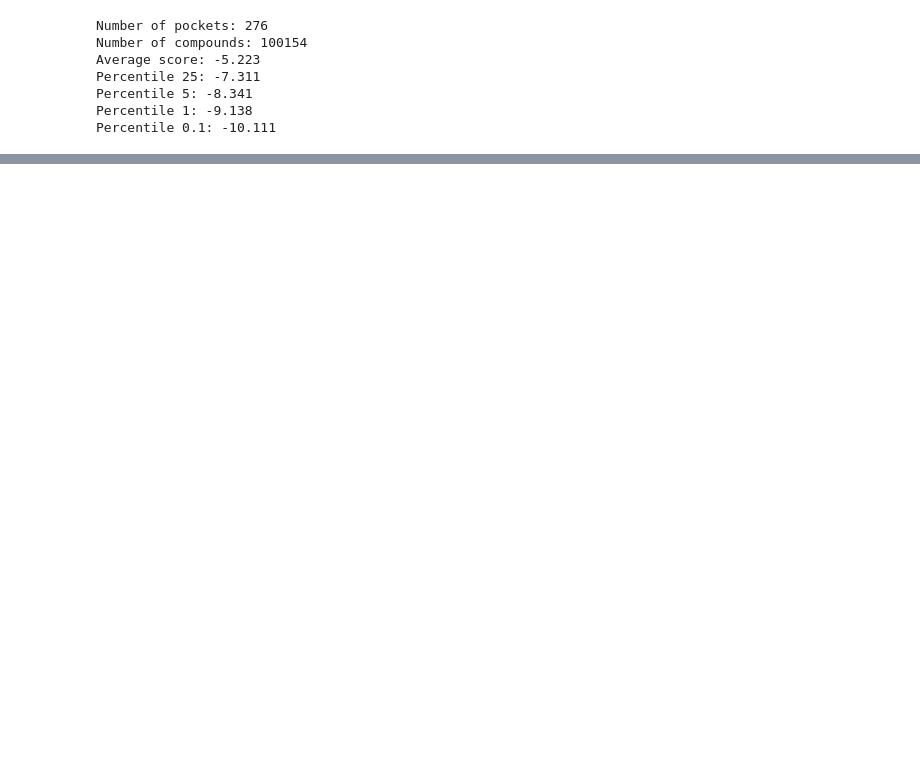
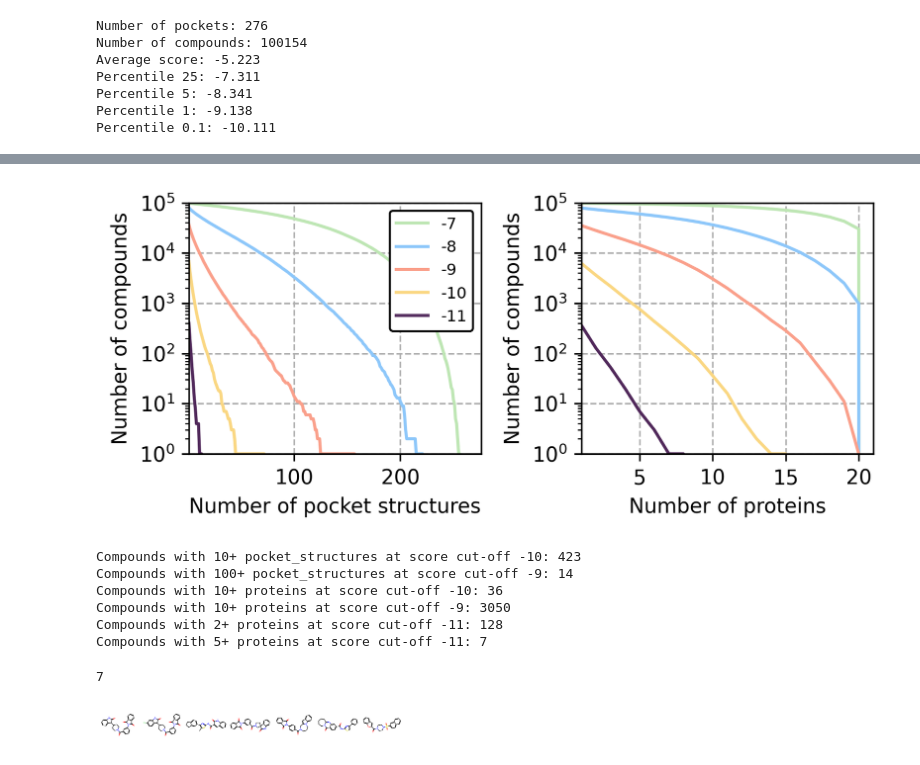
Before and after one commit to ersilia-os/mtb-targeted-protein-degradation, a Jupyter notebook: notebooks/46_docking_exploration_II.ipynb, the cells around one changed output, grey strips where cells are left out. Saved outputs shown, nothing was run; the diff lists cells and outputs as text; code cells hidden in the pictures; blank space fills up the shorter version.

```diff
--- a/notebooks/46_docking_exploration_II.ipynb
+++ b/notebooks/46_docking_exploration_II.ipynb
@@ -118,0 +203,57 @@ POCKET_PAIRS = set([tuple(sorted([i,j])) for i in POCKETS for j in POCKETS if i
+# %%
+n_structures = [i for i in range(1, len(POCKETS)+1, 1)]
+n_proteins = [i for i in range(1, len(set([i.split("_")[1] for i in POCKETS]))+1, 1)]
+y_pockets = {}
+y_proteins = {}
+for score in SCORES:
+    y_pockets[score] = list()
+    y_proteins[score] = list()
+    for N in n_structures:
+        y_pockets[score].append(len([i for i in cpd_to_pockets[score] if len(cpd_to_pockets[score][i]) > N]))
+    for N in n_proteins:
+        y_proteins[score].append(len([i for i in cpd_to_proteins[score] if len(cpd_to_proteins[score][i]) > N ]))
+# %%
+fig, ax = plt.subplots(1, 2, figsize=(5.5, 2.5), dpi=300)
+
+COLORS= ['#50285A', '#FAD782', '#FAA08B', '#8DC7FA', '#BEE6B4'][::-1]
+for score, color in zip(SCORES, COLORS):
+    ax[0].plot(n_structures, y_pockets[score], label=str(score), c=color)
+for score, color in zip(SCORES, COLORS):
+    ax[1].plot(n_proteins, y_proteins[score], label=str(score), c=color)
+
+
+ax[0].grid(linestyle='--', zorder=-2)
+ax[0].set_xlabel("Number of pocket structures")
+ax[0].set_ylabel("Number of compounds")
+ax[0].legend(loc='upper right', framealpha=1, edgecolor='k', prop={'size': 7.8})
+ax[0].set_yscale('log')
+ax[0].set_ylim([1, 100_000])
+ax[0].set_xlim([1, 276])
+ax[0].set_yticks([10**0, 10**1, 10**2, 10**3, 10**4, 10**5])
+
+ax[1].grid(linestyle='--', zorder=-2)
+ax[1].set_ylabel("Number of compounds")
+ax[1].set_xlabel("Number of proteins")
+ax[1].set_yscale('log')
+ax[1].set_ylim([1, 100_000])
+ax[1].set_xlim([1, 21])
+ax[1].set_yticks([10**0, 10**1, 10**2, 10**3, 10**4, 10**5])
+
+plt.tight_layout()
+plt.show()
+# %% [output]
+[figure, added]
+# %%
+print(f"Compounds with 10+ pocket_structures at score cut-off -10: {y_pockets[-10][np.where(np.array(n_structures) == 10)[0][0]]}")
+print(f"Compounds with 100+ pocket_structures at score cut-off -9: {y_pockets[-9][np.where(np.array(n_structures) == 100)[0][0]]}")
+print(f"Compounds with 10+ proteins at score cut-off -10: {y_proteins[-10][np.where(np.array(n_proteins) == 10)[0][0]]}")
+print(f"Compounds with 10+ proteins at score cut-off -9: {y_proteins[-9][np.where(np.array(n_proteins) == 10)[0][0]]}")
+print(f"Compounds with 2+ proteins at score cut-off -11: {y_proteins[-11][np.where(np.array(n_proteins) == 2)[0][0]]}")
+print(f"Compounds with 5+ proteins at score cut-off -11: {y_proteins[-11][np.where(np.array(n_proteins) == 5)[0][0]]}")
+# %% [output]
+Compounds with 10+ pocket_structures at score cut-off -10: 423
+Compounds with 100+ pocket_structures at score cut-off -9: 14
+Compounds with 10+ proteins at score cut-off -10: 36
+Compounds with 10+ proteins at score cut-off -9: 3050
+Compounds with 2+ proteins at score cut-off -11: 128
+Compounds with 5+ proteins at score cut-off -11: 7
@@ -118,0 +269,11 @@ POCKET_PAIRS = set([tuple(sorted([i,j])) for i in POCKETS for j in POCKETS if i
+# %%
+# compounds = [i for i in cpd_to_proteins[-11] if len(cpd_to_proteins[-11][i]) > 2]
+compounds = [i for i in cpd_to_proteins[-11] if len(cpd_to_proteins[-11][i]) > 5]
+compounds = [Chem.MolFromSmiles(ID_TO_SMILES[i]) for i in compounds]
+len(compounds)
+# %% [output]
+7
+# %%
+grid(compounds, per_row=18)
+# %% [output]
+[figure, added]
```
Also changed, not shown: parts of 18 cells of this notebook, 1 other file.
